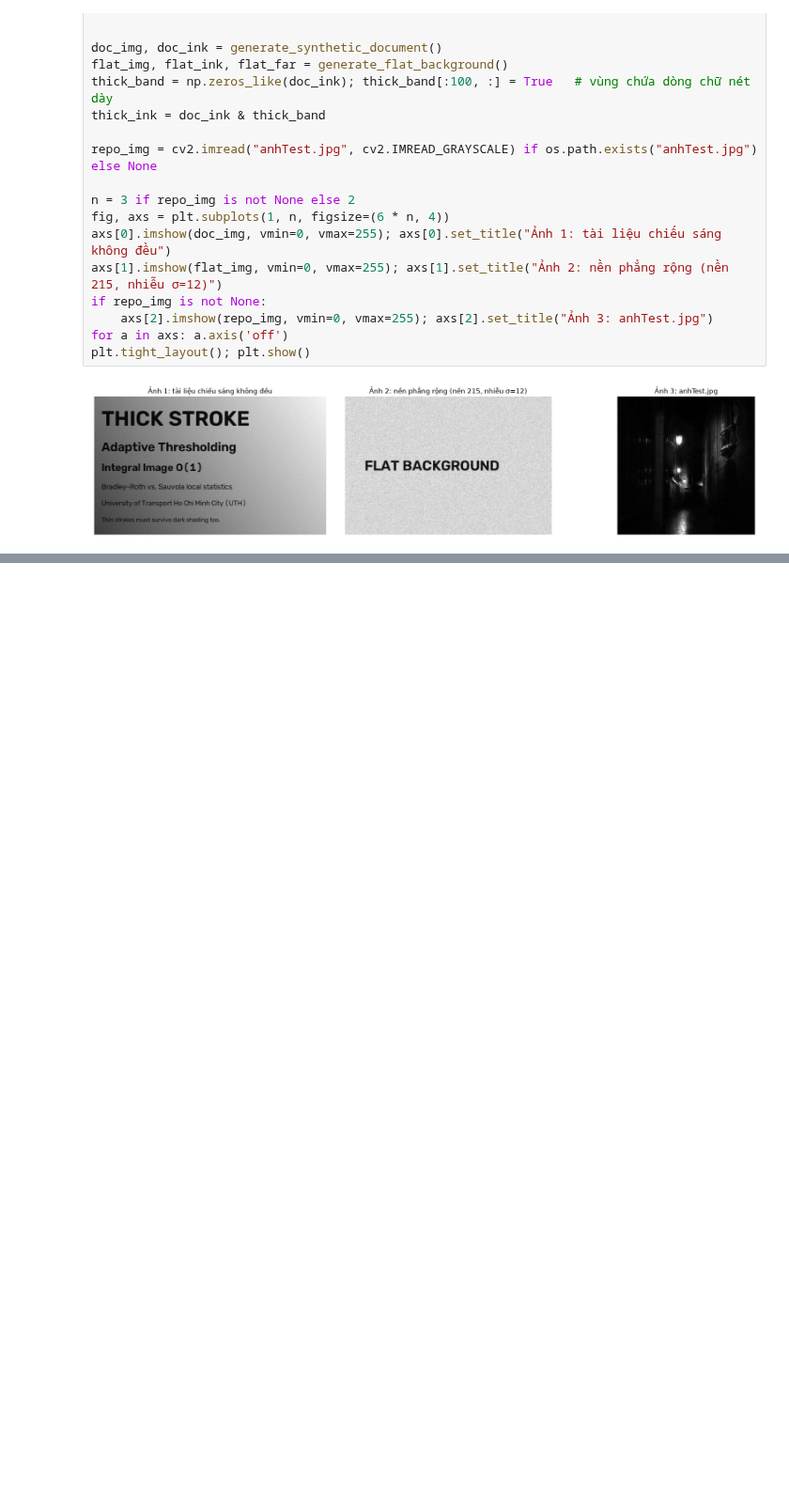
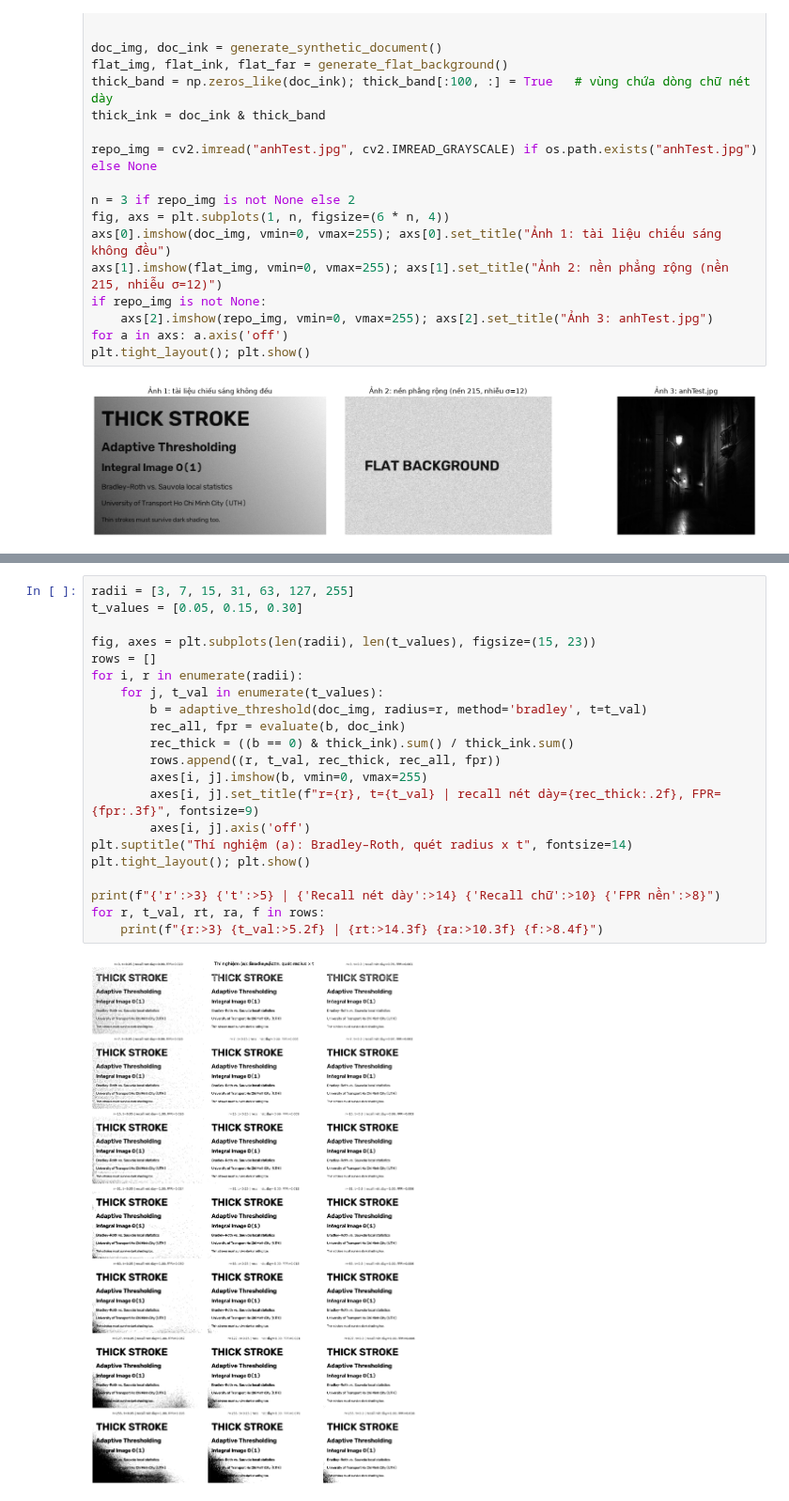
Before and after one commit to HoRa-W/ComputerVision-GroupF, a Jupyter notebook: KyThuat2.ipynb, the cells around one changed output, grey strips where cells are left out. Shown at 94% size. Saved outputs shown, nothing was run; the diff lists cells and outputs as text; blank space fills up the shorter version.

Commit message:
feat(technique-2): add experiment (a) parameter sensitivity analysis for radius and t

```diff
--- a/KyThuat2.ipynb
+++ b/KyThuat2.ipynb
@@ -200,0 +213,23 @@ plt.tight_layout(); plt.show()
+# %%
+radii = [3, 7, 15, 31, 63, 127, 255]
+t_values = [0.05, 0.15, 0.30]
+
+fig, axes = plt.subplots(len(radii), len(t_values), figsize=(15, 23))
+rows = []
+for i, r in enumerate(radii):
+    for j, t_val in enumerate(t_values):
+        b = adaptive_threshold(doc_img, radius=r, method='bradley', t=t_val)
+        rec_all, fpr = evaluate(b, doc_ink)
+        rec_thick = ((b == 0) & thick_ink).sum() / thick_ink.sum()
+        rows.append((r, t_val, rec_thick, rec_all, fpr))
+        axes[i, j].imshow(b, vmin=0, vmax=255)
+        axes[i, j].set_title(f"r={r}, t={t_val} | recall nét dày={rec_thick:.2f}, FPR={fpr:.3f}", fontsize=9)
+        axes[i, j].axis('off')
+plt.suptitle("Thí nghiệm (a): Bradley–Roth, quét radius x t", fontsize=14)
+plt.tight_layout(); plt.show()
+
+print(f"{'r':>3} {'t':>5} | {'Recall nét dày':>14} {'Recall chữ':>10} {'FPR nền':>8}")
+for r, t_val, rt, ra, f in rows:
+    print(f"{r:>3} {t_val:>5.2f} | {rt:>14.3f} {ra:>10.3f} {f:>8.4f}")
+# %% [output]
+[figure, added]
```
Also changed, not shown: parts of 4 cells of this notebook.
